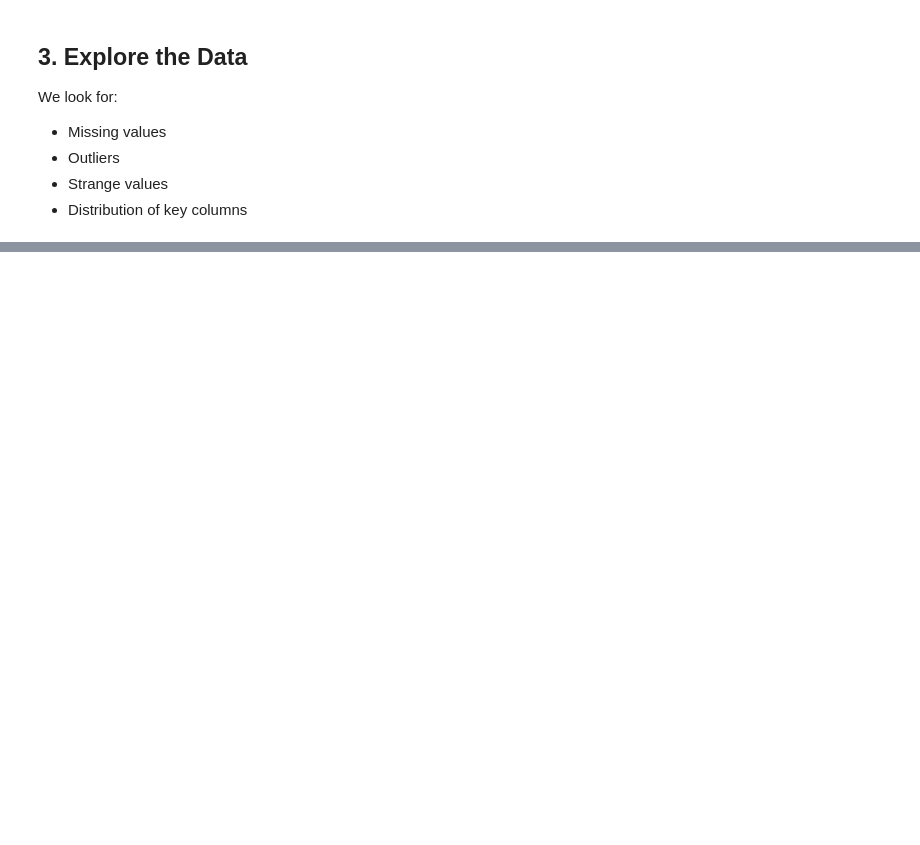
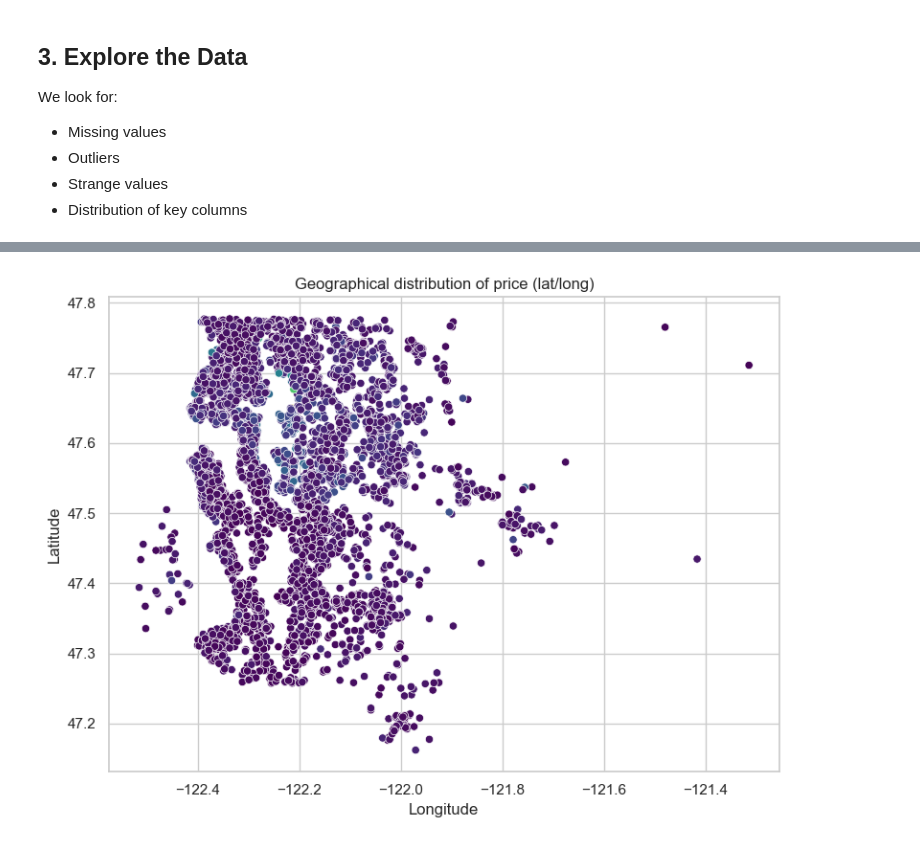
Before and after one commit to asimeoa/ds-eda-project-template_sia, a Jupyter notebook: eda_analysis_grk.ipynb, the cells around one changed output, grey strips where cells are left out. Cells and saved outputs as stored; diff of their text form; code cells hidden in the pictures; blank space fills up the shorter version.

```diff
--- a/eda_analysis_grk.ipynb
+++ b/eda_analysis_grk.ipynb
@@ -64,0 +205,16 @@ df.head()
+# %%
+plt.figure(figsize=(8, 6))
+sns.scatterplot(
+    data=df.sample(min(5000, len(df)), random_state=42),
+    x='long', y='lat',
+    hue='price',
+    palette='viridis',
+    legend=False
+)
+plt.title("Geographical distribution of price (lat/long)")
+plt.xlabel("Longitude")
+plt.ylabel("Latitude")
+plt.tight_layout()
+plt.show()
+# %% [output]
+[figure, added]
```
Also changed, not shown: parts of 41 cells of this notebook.
